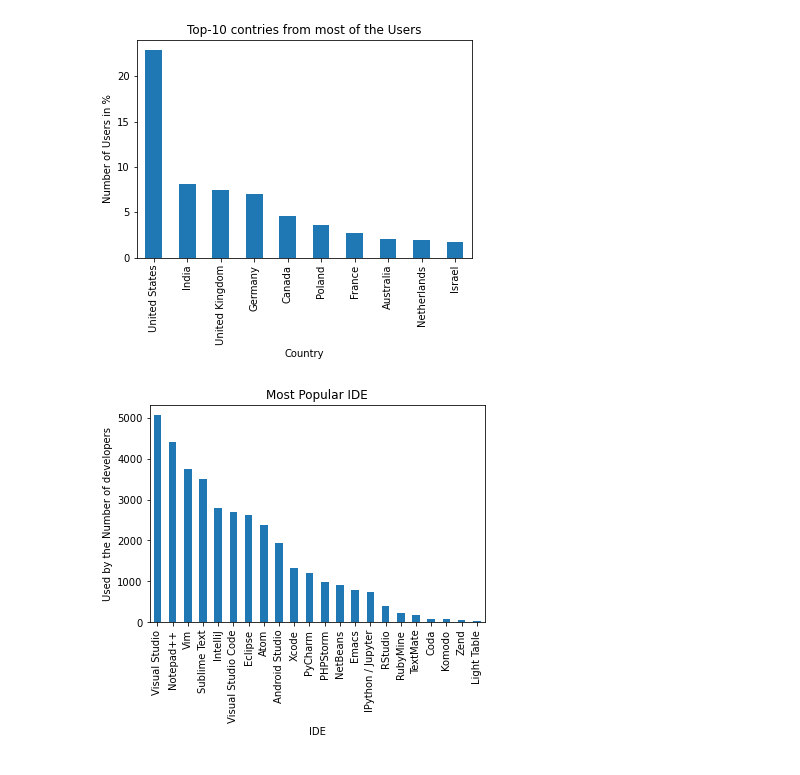
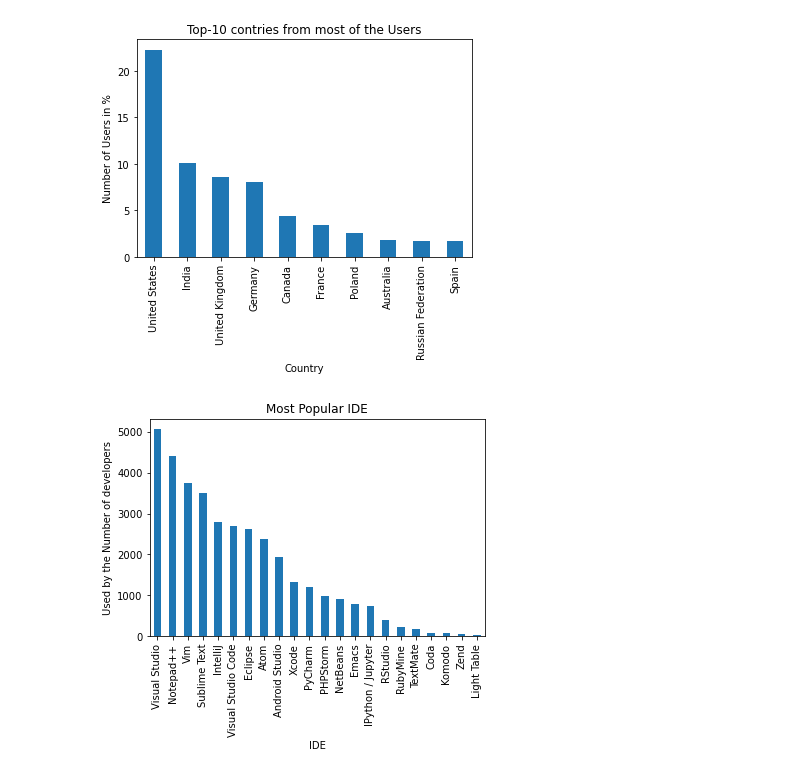
Before and after one commit to pgupta212/Stackoverflow-2017-survey, a Jupyter notebook: Stack Overflow Data - 2017 Survey.ipynb, the cells around one changed output. Saved outputs shown, nothing was run; the diff lists cells and outputs as text; code cells hidden in the pictures.

Commit message:
D:\Study\Data Scientist\Udacity\Business & data understanding\Stack overflow git hub\Stackoverflow-2017-survey

```diff
--- a/Stack Overflow Data - 2017 Survey.ipynb
+++ b/Stack Overflow Data - 2017 Survey.ipynb
@@ -1,25 +1,25 @@
 # %%
 import numpy as np
 import pandas as pd
 import matplotlib.pyplot as plt
 import collections
 from IPython import display
 %matplotlib inline
 from collections import Counter
 
 
 #Question 1: Where do most Stack Overflow users come from
-df = pd.read_csv('./survey_results_public.csv')
-schema = pd.read_csv('./survey_results_schema.csv')
+df = pd.read_csv('./survey-results-public.csv')
+schema = pd.read_csv('./survey-results-schema.csv')
 
 users_vals = df['Country'].value_counts()
 ((users_vals[:10]/df.shape[0]) * 100).plot(kind="bar")
 plt.title("Top-10 contries from most of the Users")
 plt.xlabel("Country")
 plt.ylabel("Number of Users in %")
 plt.show()
 # %% [output]
-[figure, old version]
+[figure, new version]
 # %%
 
 #Question 2: Which IDE is popular amongts developer
```
Also changed, not shown: parts of 1 cell of this notebook.
